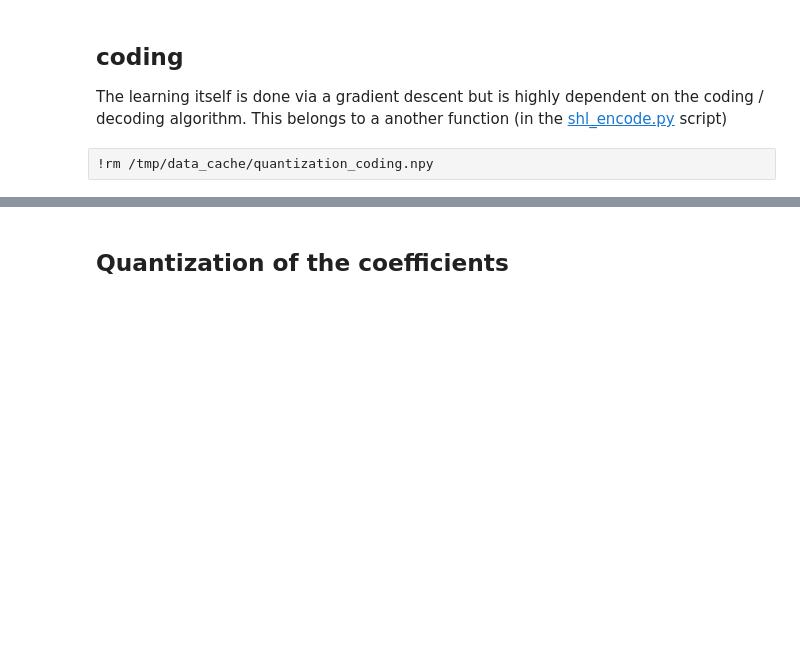
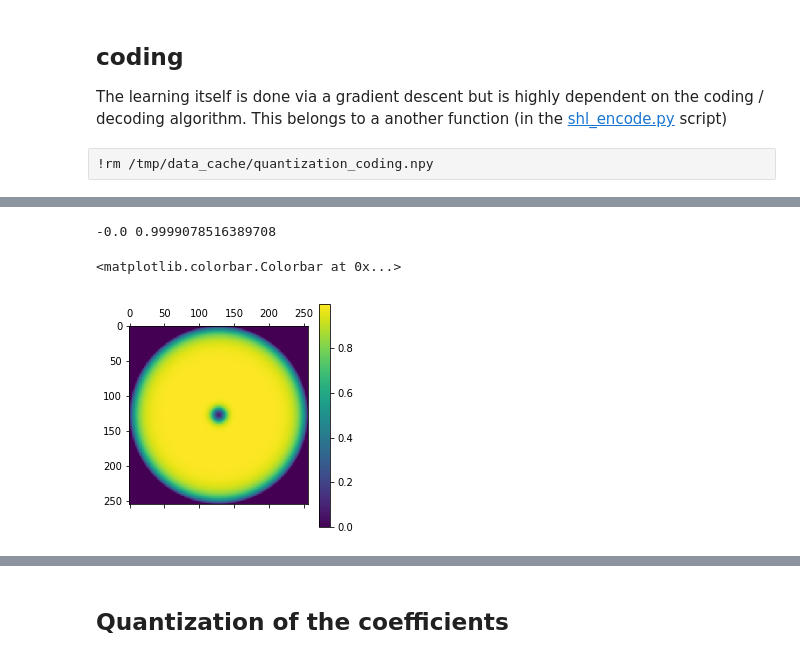
Before and after one commit to bicv/SparseHebbianLearning, a Jupyter notebook: probe/basics-quantization.ipynb, the cells around one changed output, grey strips where cells are left out. Cells and saved outputs as stored; diff of their text form; code cells hidden in the pictures; blank space fills up the shorter version.

```diff
--- a/probe/basics-quantization.ipynb
+++ b/probe/basics-quantization.ipynb
@@ -99,0 +117,15 @@ The learning itself is done via a gradient descent but is highly dependent on th
+# %%
+#im.f_mask = np.ones_like(im.retina())
+# removing high frequencies in the corners
+df=.07
+im.f_mask = (1-np.exp((im.f-.5)/(.5*df)))*(im.f<.5)
+# removing low frequencies
+im.f_mask *= .5*(np.tanh( 40.*(im.f-.5/16))+1)
+print(im.f_mask.min(), im.f_mask.max())
+#_  = im.show_FT(im.f_mask)
+plt.matshow(im.f_mask)
+plt.colorbar()
+# %% [output]
+-0.0 0.9999078516389708
+<matplotlib.colorbar.Colorbar at 0x...>
+[figure, added]
```
Also changed, not shown: parts of 19 cells of this notebook.
